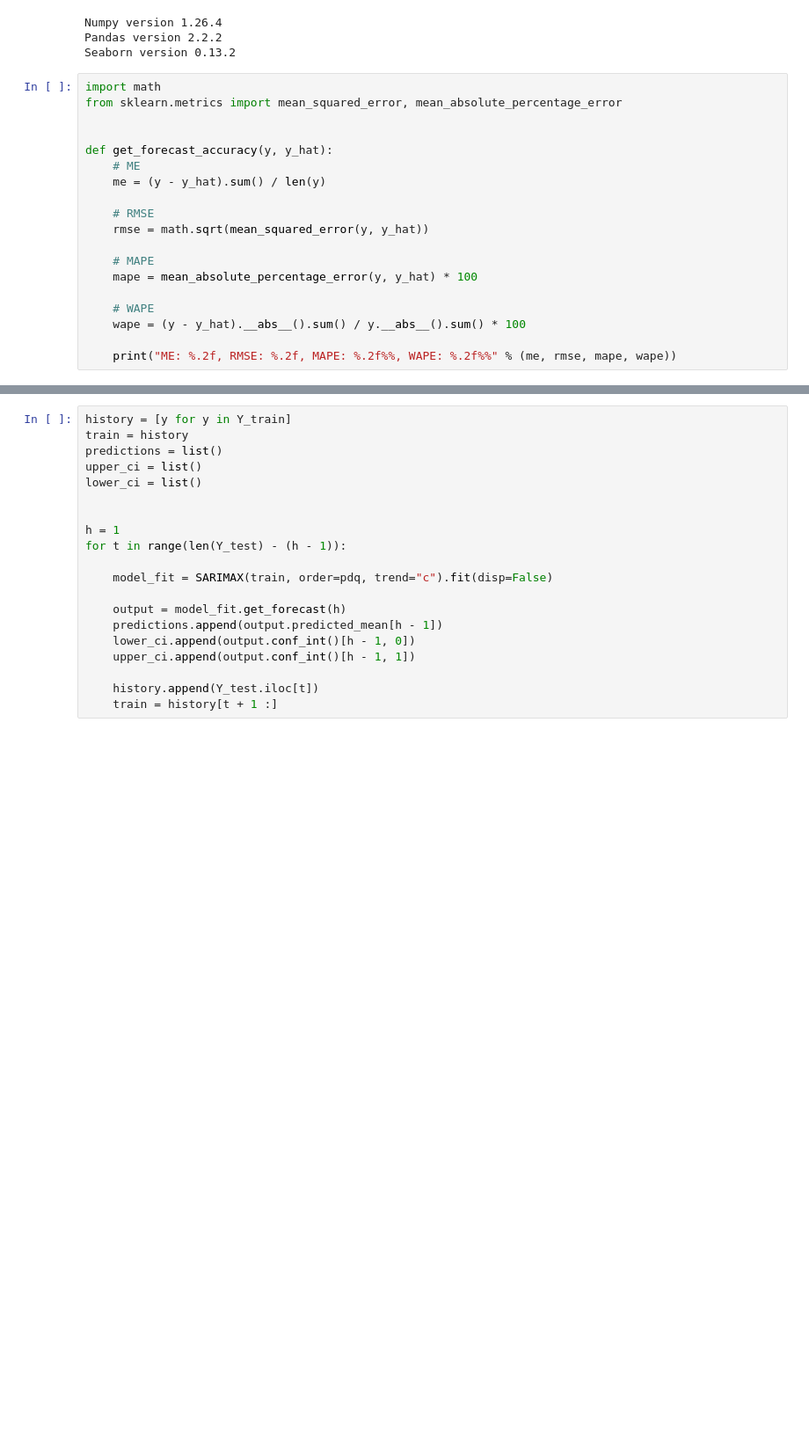
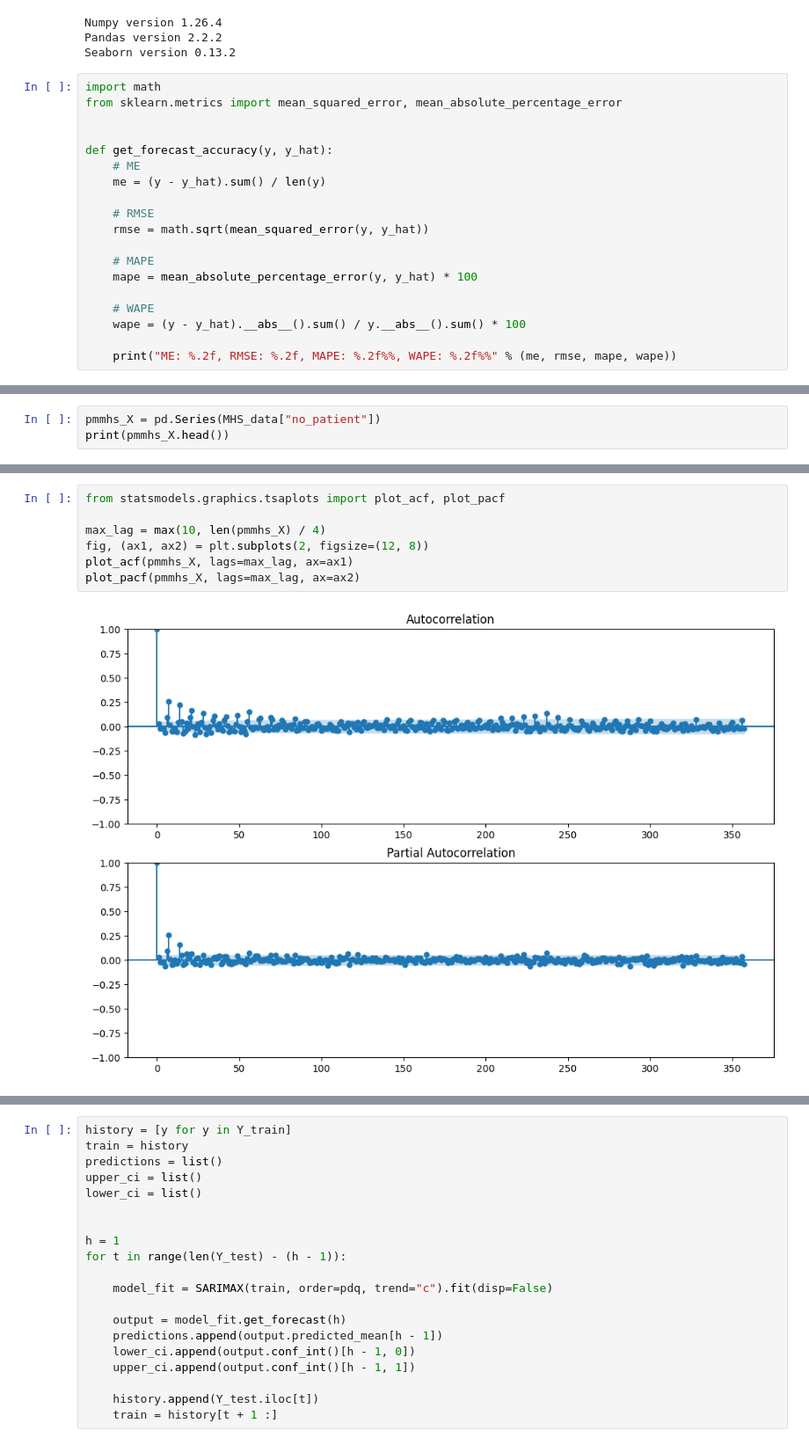
Before and after one commit to bearberror/geeks-code-review, a Jupyter notebook: model_asthma.ipynb, the cells around one changed output, grey strips where cells are left out. Shown: that part at 88% size. Saved outputs shown, nothing was run; the diff lists cells and outputs as text; blank space fills up the shorter version.

```diff
--- a/model_asthma.ipynb
+++ b/model_asthma.ipynb
@@ -250,0 +148,3 @@ print(lb_result)
+# %%
+pmmhs_X = pd.Series(MHS_data["no_patient"])
+print(pmmhs_X.head())
@@ -250,0 +192,9 @@ print(lb_result)
+# %%
+from statsmodels.graphics.tsaplots import plot_acf, plot_pacf
+
+max_lag = max(10, len(pmmhs_X) / 4)
+fig, (ax1, ax2) = plt.subplots(2, figsize=(12, 8))
+plot_acf(pmmhs_X, lags=max_lag, ax=ax1)
+plot_pacf(pmmhs_X, lags=max_lag, ax=ax2)
+# %% [output]
+[figure, added]
```
Also changed, not shown: parts of 52 cells of this notebook.
